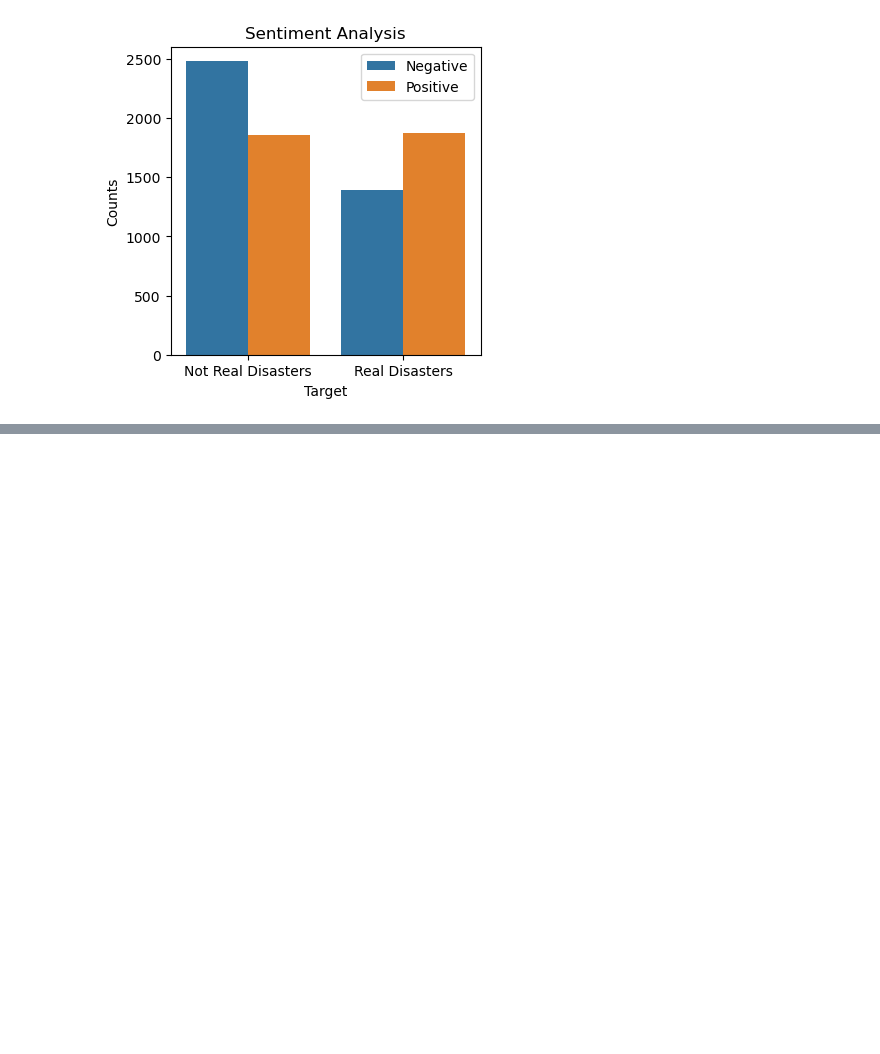
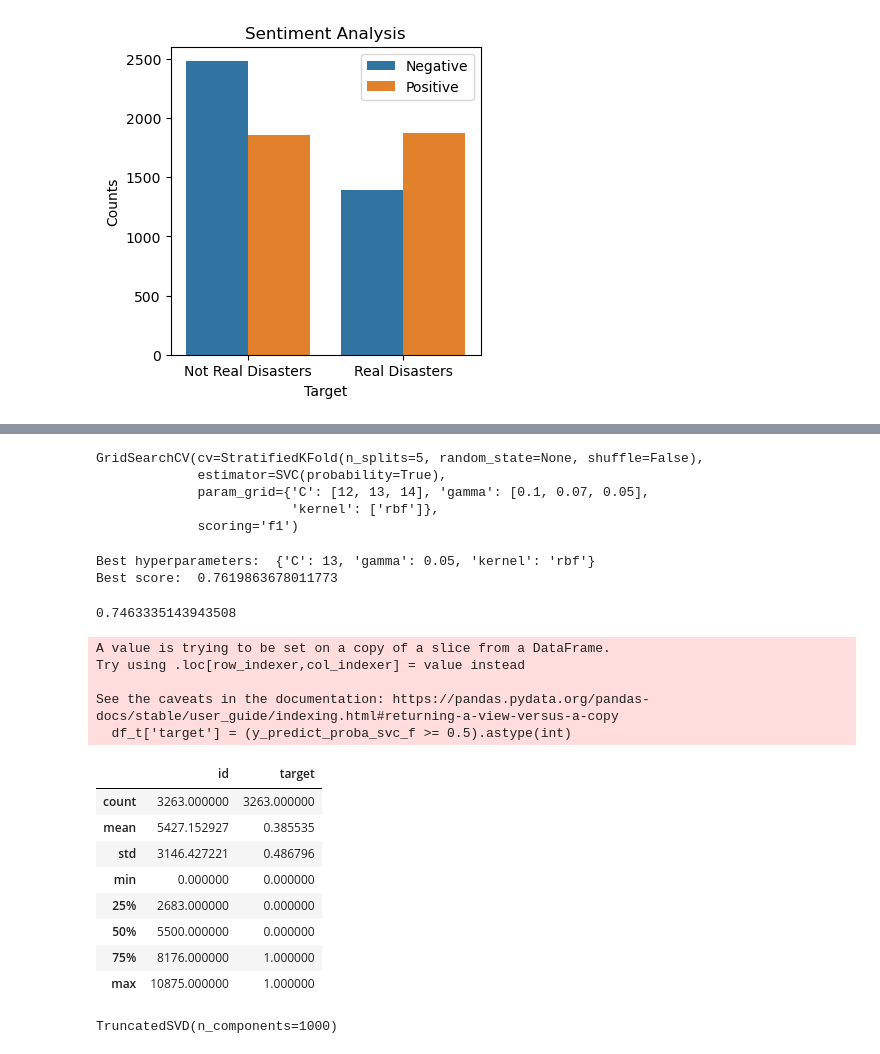
Before and after one commit to dots13/Disaster_Tweets, a Jupyter notebook: Desktop/GIT_pro/twitter/classical_ML/Disaster_Tweets.ipynb, the cells around one changed output, grey strips where cells are left out. Saved outputs shown, nothing was run; the diff lists cells and outputs as text; code cells hidden in the pictures; blank space fills up the shorter version.

Commit message:
FIX OOV. Added hyperparameters tunin with GridSearchCV. Added SVD.

```diff
--- a/Desktop/GIT_pro/twitter/classical_ML/Disaster_Tweets.ipynb
+++ b/Desktop/GIT_pro/twitter/classical_ML/Disaster_Tweets.ipynb
@@ -1295,0 +1281,4 @@ df_t.to_csv("submission_logit_treshold_416.csv", index=False)
+# %%
+param_grid = {'C': [12, 13, 14],
+              'gamma': [0.1, 0.07, 0.05],
+              'kernel': ['rbf']}
@@ -1295,0 +1298,9 @@ df_t.to_csv("submission_logit_treshold_416.csv", index=False)
+# %%
+grid = GridSearchCV(SVC(probability=True),param_grid,cv=StratifiedKFold(),verbose=0,scoring='f1')
+grid.fit(X_train_tfidf_minmax,y_train)
+# %% [output]
+GridSearchCV(cv=StratifiedKFold(n_splits=5, random_state=None, shuffle=False),
+             estimator=SVC(probability=True),
+             param_grid={'C': [12, 13, 14], 'gamma': [0.1, 0.07, 0.05],
+                         'kernel': ['rbf']},
+             scoring='f1')
@@ -1295,0 +1310,40 @@ df_t.to_csv("submission_logit_treshold_416.csv", index=False)
+# %%
+print('Best hyperparameters: ', grid.best_params_)
+print('Best score: ', grid.best_score_)
+# %% [output]
+Best hyperparameters:  {'C': 13, 'gamma': 0.05, 'kernel': 'rbf'}
+Best score:  0.7619863678011773
+# %%
+svc_best = grid.best_estimator_
+### test df
+y_predict_proba_svc = svc_best.predict_proba(X_test_tfidf_minmax)
+y_pred_svc = svc_best.predict(X_test_tfidf_minmax)
+print(f1_score(y_test, y_pred_svc))
+
+### validation df
+y_predict_proba_svc_f = svc_best.predict_proba(X_test_tfidf_minmax_f)[:,1]
+# %% [output]
+0.7463335143943508
+# %%
+#So, on Kaggle the better result was shown with treshold = 0.5 --> Score: 0.80018
+df_t = df_test[['id']]
+df_t['target'] = (y_predict_proba_svc_f >= 0.5).astype(int)
+df_t.to_csv("submission_svm_05.csv", index=False)
+# %% [output]
+A value is trying to be set on a copy of a slice from a DataFrame.
+Try using .loc[row_indexer,col_indexer] = value instead
+
+See the caveats in the documentation: https://pandas.pydata.org/pandas-docs/stable/user_guide/indexing.html#returning-a-view-versus-a-copy
+  df_t['target'] = (y_predict_proba_svc_f >= 0.5).astype(int)
+# %%
+df_t.describe()
+# %% [output]
+|  | id | target |
+| count | 3263.000000 | 3263.000000 |
+| mean | 5427.152927 | 0.385535 |
+| std | 3146.427221 | 0.486796 |
+| min | 0.000000 | 0.000000 |
+| 25% | 2683.000000 | 0.000000 |
+| 50% | 5500.000000 | 0.000000 |
+| 75% | 8176.000000 | 1.000000 |
+| max | 10875.000000 | 1.000000 |
@@ -1295,0 +1352,5 @@ df_t.to_csv("submission_logit_treshold_416.csv", index=False)
+# %%
+svd = TruncatedSVD(n_components = 1000)
+svd.fit(X_train_tfidf_minmax)
+# %% [output]
+TruncatedSVD(n_components=1000)
```
Also changed, not shown: parts of 91 cells of this notebook.
